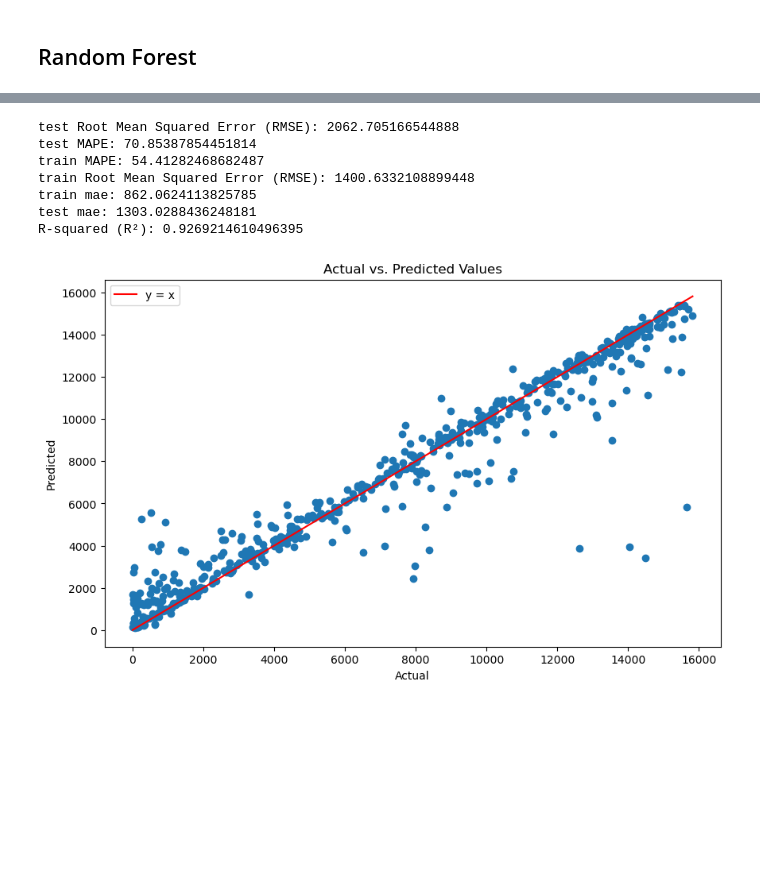
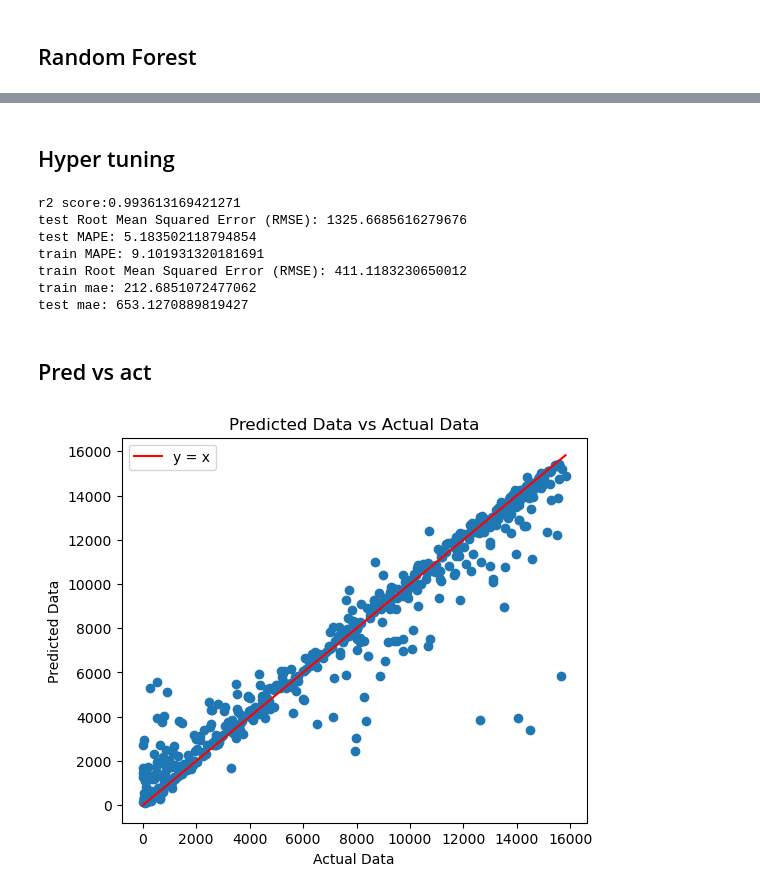
Before and after one commit to Hritik003/Optimization-of-OWC-using-ML-models, a Jupyter notebook: Random_forest.ipynb, the cells around one changed output, grey strips where cells are left out. Saved outputs shown, nothing was run; the diff lists cells and outputs as text; code cells hidden in the pictures; blank space fills up the shorter version.

Commit message:
tuned few parameters

```diff
--- a/Random_forest.ipynb
+++ b/Random_forest.ipynb
@@ -39,16 +41,16 @@ for i in range(1, 500):
     random_forest_model.fit(X_train[:i], y_train[:i])
     y_train_pred = random_forest_model.predict(X_train[:i])
     y_val_pred = random_forest_model.predict(X_val)
-    train_errors.append(mean_absolute_percentage_error(y_train[:i], y_train_pred))
-    val_errors.append(mean_absolute_percentage_error(y_val, y_val_pred))
+    train_errors.append(sqrt(mean_squared_error(y_train[:i], y_train_pred)))
+    val_errors.append(sqrt(mean_squared_error(y_val, y_val_pred)))
 
 # Plot the loss curves
-plt.figure(figsize=(12, 6))
-plt.plot(train_errors, "r-+", linewidth=2, label="training_mae")
-plt.plot(val_errors, "o-", linewidth=3, label="validation_mae")
+plt.figure(figsize=(10, 5))
+plt.plot(train_errors, "r-+", linewidth=2, label="training_rmse")
+plt.plot(val_errors, "o-", linewidth=3, label="validation_rmse")
 plt.legend(loc="upper right", fontsize=14)
 plt.xlabel("Training set size", fontsize=14)
 plt.ylabel("Mean Squared Error", fontsize=14)
-plt.title("MAE over epochs", fontsize=16)
+plt.title("RMSE over epochs", fontsize=16)
 plt.show()
 # %% [output]
@@ -86,0 +91,2 @@ plt.show()
+# %% [markdown]
+## Hyper tuning
@@ -87,12 +96,29 @@ plt.show()
+# %%
+param_grid = {
+    'n_estimators': [100, 200, 300],
+    'max_depth': [None, 10, 20],
+    'min_samples_split': [2, 5, 10],
+    'min_samples_leaf': [1, 2, 4]
+}
+rf = RandomForestRegressor()
+grid_search = GridSearchCV(estimator=rf, param_grid=param_grid,
+                           cv=5, n_jobs=-1, scoring='neg_mean_squared_error')
+grid_search.fit(X_train, y_train)
+best_params = grid_search.best_params_
+best_score = grid_search.best_score_
+best_rf = RandomForestRegressor(**best_params)
+best_rf.fit(X_train, y_train)
+y_pred_test = best_rf.predict(X_test)
+test_rmse_best = sqrt(mean_squared_error(y_test, y_pred_test))
 # %%
-y_pred = random_forest_model.predict(X_test)
+y_pred = best_rf.predict(X_test)
 
 test_mse = mean_squared_error(y_test, y_pred)
 test_mape = mean_absolute_percentage_error(y_test,y_pred)
 test_rmse = sqrt(test_mse)
 test_mae = mean_absolute_error(y_pred,y_test)
 
-y_pred = random_forest_model.predict(X_train)
+y_pred = best_rf.predict(X_train)
 
 train_mse = mean_squared_error(y_train, y_pred)
 train_mape = mean_absolute_percentage_error(y_train,y_pred)
@@ -101,34 +127,34 @@ train_mae = mean_absolute_error(y_pred,y_train)
 
 r2 = r2_score(y_train, y_pred)
 
-
+print(f'r2 score:{r2}')
 print(f'test Root Mean Squared Error (RMSE): {test_rmse}')
 print(f'test MAPE: {test_mape}')
 print(f'train MAPE: {train_mape}')
 print(f'train Root Mean Squared Error (RMSE): {train_rmse}')
 print(f'train mae: {train_mae}')
 print(f'test mae: {test_mae}')
-
-print(f'R-squared (R²): {r2}')
 # %% [output]
-test Root Mean Squared Error (RMSE): 2062.705166544888
-test MAPE: 70.85387854451814
-train MAPE: 54.41282468682487
-train Root Mean Squared Error (RMSE): 1400.6332108899448
-train mae: 862.0624113825785
-test mae: 1303.0288436248181
-R-squared (R²): 0.9269214610496395
+r2 score:0.993613169421271
+test Root Mean Squared Error (RMSE): 1325.6685616279676
+test MAPE: 5.183502118794854
+train MAPE: 9.101931320181691
+train Root Mean Squared Error (RMSE): 411.1183230650012
+train mae: 212.6851072477062
+test mae: 653.1270889819427
+# %% [markdown]
+## Pred vs act
 # %%
 random_forest_model.fit(X_train, y_train)
 y_pred = random_forest_model.predict(X_test)
 
-plt.figure(figsize=(10, 6))
+plt.figure(figsize=(6, 5))
 plt.scatter(y_test, y_pred)
-plt.xlabel('Actual')
-plt.ylabel('Predicted')
-plt.title('Actual vs. Predicted Values')
+plt.xlabel('Actual Data')
+plt.ylabel('Predicted Data')
+plt.title('Predicted Data vs Actual Data')
 plt.plot([min(y_test), max(y_test)], [min(y_test), max(y_test)], 'r', label='y = x')
 plt.legend()
 plt.show()
 # %% [output]
-[figure, old version]
+[figure, new version]
```
Also changed, not shown: parts of 6 cells of this notebook.
